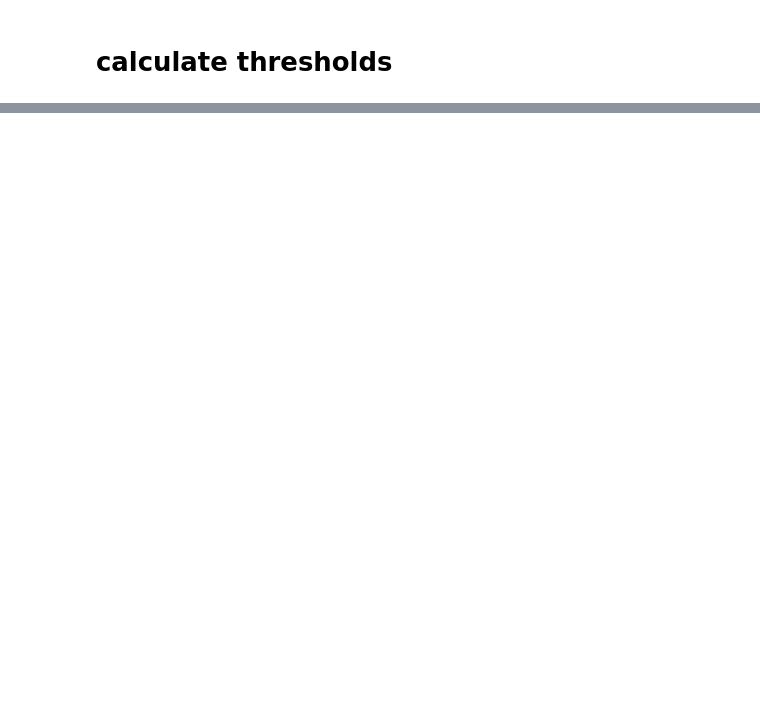
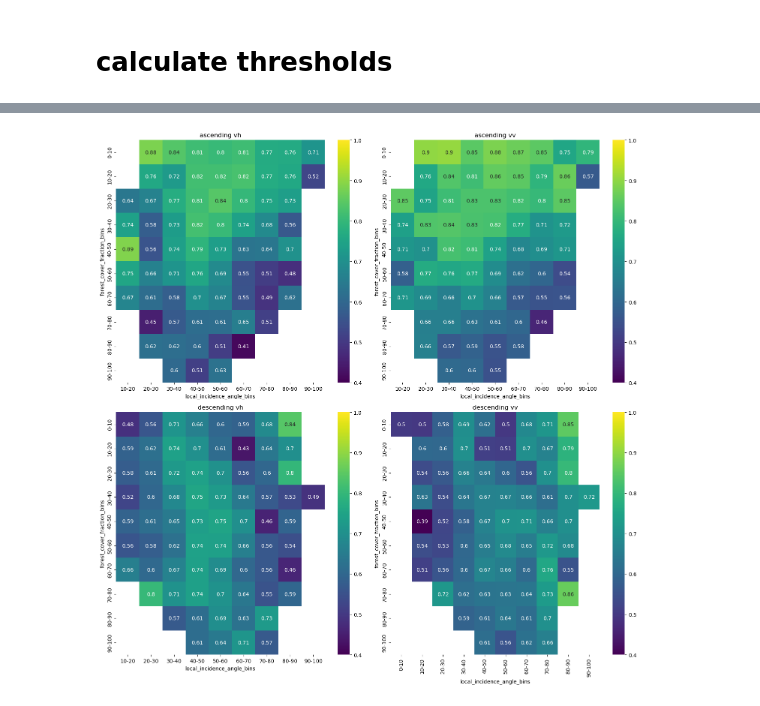
Before and after one commit to egagli/wet_snow_threshold_localization, a Jupyter notebook: calculate_thresholds.ipynb, the cells around one changed output, grey strips where cells are left out. Cells and saved outputs as stored; diff of their text form; code cells hidden in the pictures; blank space fills up the shorter version.

```diff
--- a/calculate_thresholds.ipynb
+++ b/calculate_thresholds.ipynb
@@ -312,0 +266,24 @@ pca.
+# %%
+roc_auc_logistic = dataframe.groupby(
+    ['sat:orbit_state','band','local_incidence_angle_bins','forest_cover_fraction_bins'],dropna=True
+).apply(calculate_roc_auc_logistic).reset_index().rename({0:'auc'},axis='columns')
+# %%
+# Create a 2x2 subplot grid
+fig, axs = plt.subplots(2, 2, figsize=(15, 15))
+df = roc_auc_logistic
+var = 'auc'
+
+# Create a list of combinations for sat:orbit_state and band
+combinations = [('ascending', 'vh'), ('ascending', 'vv'), ('descending', 'vh'), ('descending', 'vv')]
+
+# Plot a heatmap in each subplot
+for ax, (orbit_state, band) in zip(axs.flatten(), combinations):
+    data = df[(df['sat:orbit_state'] == orbit_state) & (df['band'] == band)]
+    pivot_table = data.pivot_table(values=var, index='forest_cover_fraction_bins', columns='local_incidence_angle_bins')
+    sns.heatmap(pivot_table, ax=ax, cmap='viridis',annot=True, vmin=0.4, vmax=1)
+    ax.set_title(f'{orbit_state} {band}')
+
+plt.tight_layout()
+plt.show()
+# %% [output]
+[figure, added]
```
Also changed, not shown: parts of 48 cells of this notebook.
